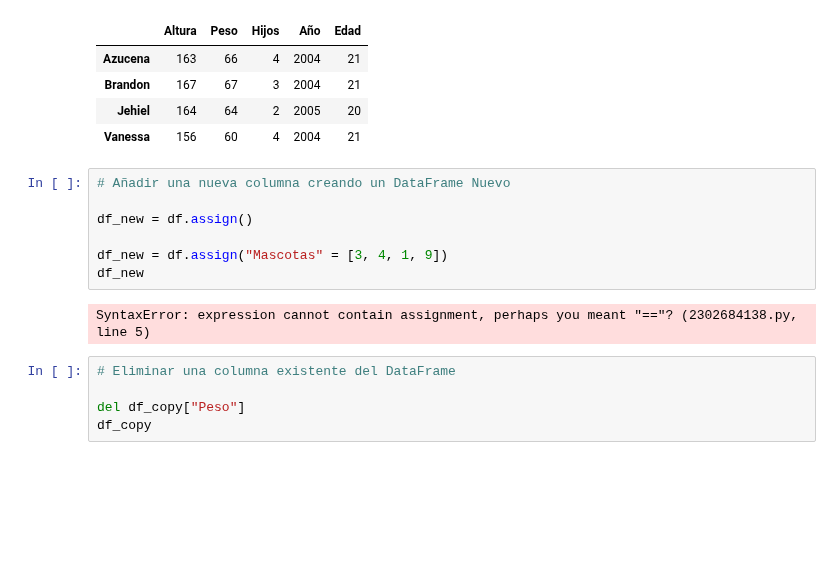
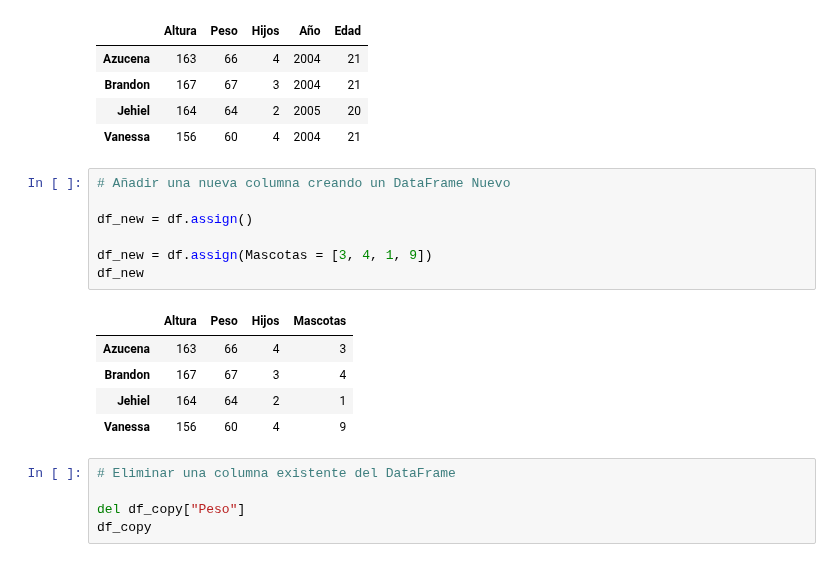
Before and after one commit to TerrazasJr316/email-detector, a Jupyter notebook: overview/01_basic_Pandas/01_learning_pandas.ipynb, the cells around one changed output. Drawn from its saved outputs; the diff is of its cells as text; blank space fills up the shorter version.

```diff
--- a/overview/01_basic_Pandas/01_learning_pandas.ipynb
+++ b/overview/01_basic_Pandas/01_learning_pandas.ipynb
@@ -400,12 +400,16 @@ df_copy
 # %%
 # Añadir una nueva columna creando un DataFrame Nuevo
 
 df_new = df.assign()
 
-df_new = df.assign("Mascotas" = [3, 4, 1, 9])
+df_new = df.assign(Mascotas = [3, 4, 1, 9])
 df_new
 # %% [output]
-SyntaxError: expression cannot contain assignment, perhaps you meant "=="? (2302684138.py, line 5)
+|  | Altura | Peso | Hijos | Mascotas |
+| Azucena | 163 | 66 | 4 | 3 |
+| Brandon | 167 | 67 | 3 | 4 |
+| Jehiel | 164 | 64 | 2 | 1 |
+| Vanessa | 156 | 60 | 4 | 9 |
 # %%
 # Eliminar una columna existente del DataFrame
 
```
Also changed, not shown: parts of 5 cells of this notebook.
